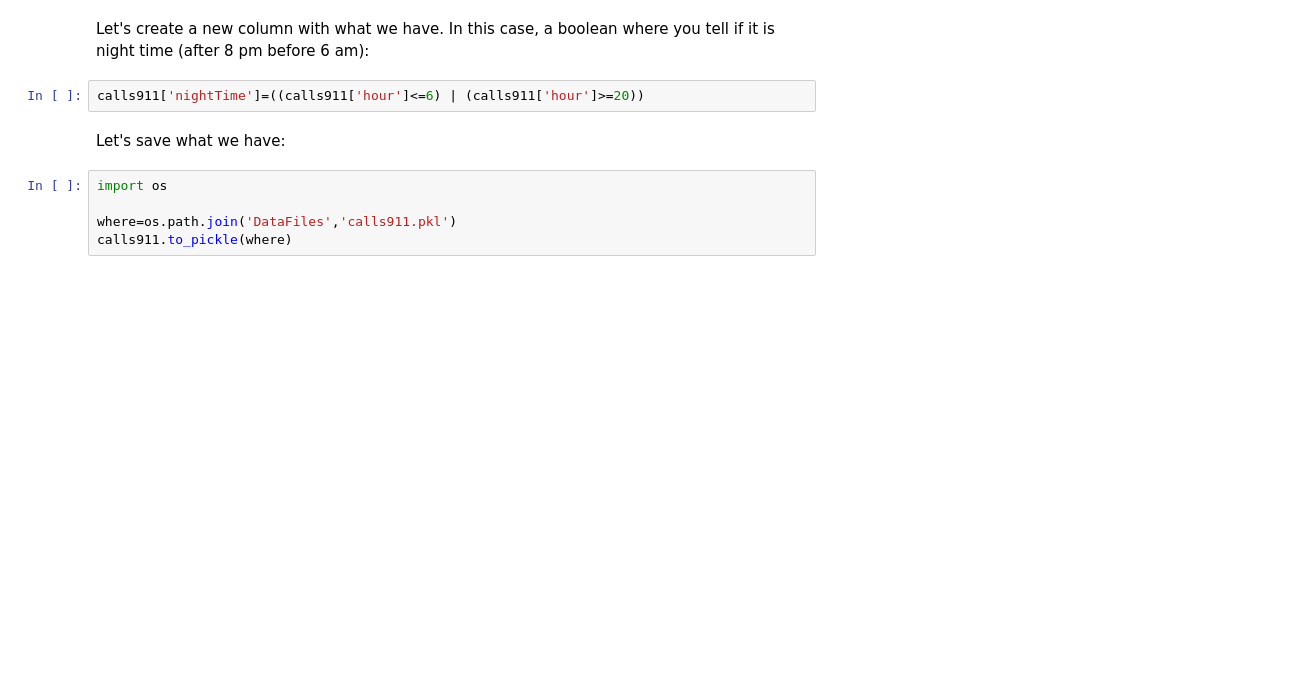
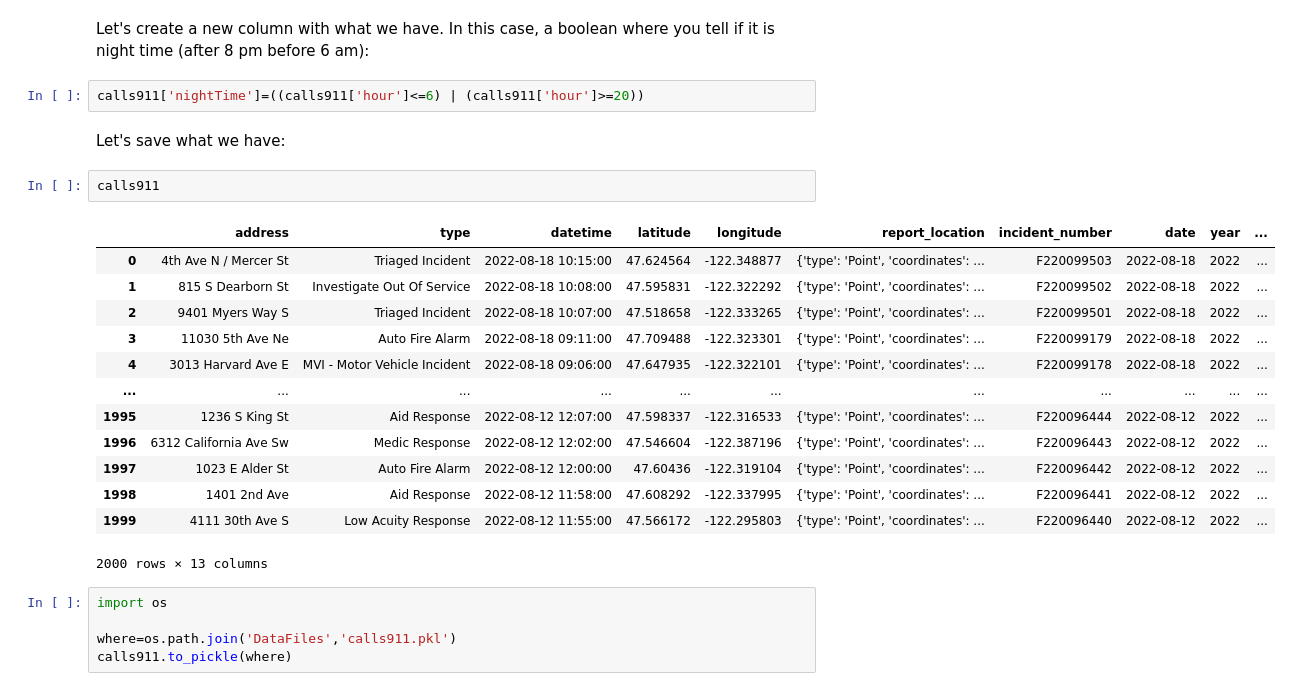
Before and after one commit to profemagallanes-unmsm/Python_prepublish, a Jupyter notebook: FormattingDate.ipynb, the cells around one changed output. Drawn from its saved outputs; the diff is of its cells as text; blank space fills up the shorter version.

```diff
--- a/FormattingDate.ipynb
+++ b/FormattingDate.ipynb
@@ -52,6 +105,22 @@ Let's create a new column with what we have. In this case, a boolean where you t
 calls911['nightTime']=((calls911['hour']<=6) | (calls911['hour']>=20))
 # %% [markdown]
 Let's save what we have:
+# %%
+calls911
+# %% [output]
+|  | address | type | datetime | latitude | longitude | report_location | incident_number | date | year | ... |
+| 0 | 4th Ave N / Mercer St | Triaged Incident | 2022-08-18 10:15:00 | 47.624564 | -122.348877 | {'type': 'Point', 'coordinates': ... | F220099503 | 2022-08-18 | 2022 | ... |
+| 1 | 815 S Dearborn St | Investigate Out Of Service | 2022-08-18 10:08:00 | 47.595831 | -122.322292 | {'type': 'Point', 'coordinates': ... | F220099502 | 2022-08-18 | 2022 | ... |
+| 2 | 9401 Myers Way S | Triaged Incident | 2022-08-18 10:07:00 | 47.518658 | -122.333265 | {'type': 'Point', 'coordinates': ... | F220099501 | 2022-08-18 | 2022 | ... |
+| 3 | 11030 5th Ave Ne | Auto Fire Alarm | 2022-08-18 09:11:00 | 47.709488 | -122.323301 | {'type': 'Point', 'coordinates': ... | F220099179 | 2022-08-18 | 2022 | ... |
+| 4 | 3013 Harvard Ave E | MVI - Motor Vehicle Incident | 2022-08-18 09:06:00 | 47.647935 | -122.322101 | {'type': 'Point', 'coordinates': ... | F220099178 | 2022-08-18 | 2022 | ... |
+| ... | ... | ... | ... | ... | ... | ... | ... | ... | ... | ... |
+| 1995 | 1236 S King St | Aid Response | 2022-08-12 12:07:00 | 47.598337 | -122.316533 | {'type': 'Point', 'coordinates': ... | F220096444 | 2022-08-12 | 2022 | ... |
+| 1996 | 6312 California Ave Sw | Medic Response | 2022-08-12 12:02:00 | 47.546604 | -122.387196 | {'type': 'Point', 'coordinates': ... | F220096443 | 2022-08-12 | 2022 | ... |
+| 1997 | 1023 E Alder St | Auto Fire Alarm | 2022-08-12 12:00:00 | 47.60436 | -122.319104 | {'type': 'Point', 'coordinates': ... | F220096442 | 2022-08-12 | 2022 | ... |
+| 1998 | 1401 2nd Ave | Aid Response | 2022-08-12 11:58:00 | 47.608292 | -122.337995 | {'type': 'Point', 'coordinates': ... | F220096441 | 2022-08-12 | 2022 | ... |
+| 1999 | 4111 30th Ave S | Low Acuity Response | 2022-08-12 11:55:00 | 47.566172 | -122.295803 | {'type': 'Point', 'coordinates': ... | F220096440 | 2022-08-12 | 2022 | ... |
+2000 rows × 13 columns
 # %%
 import os
 
```
Also changed, not shown: parts of 6 cells of this notebook, 13 other files.
